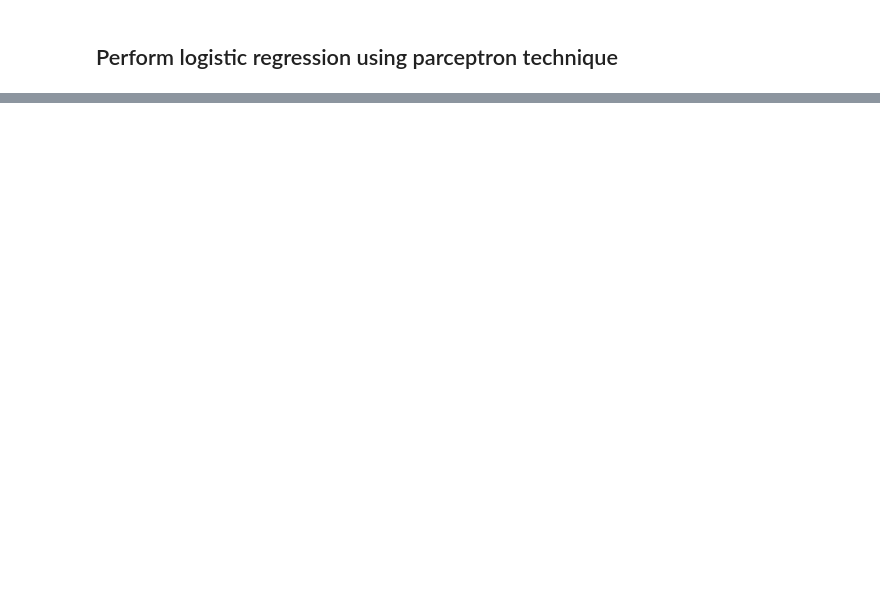
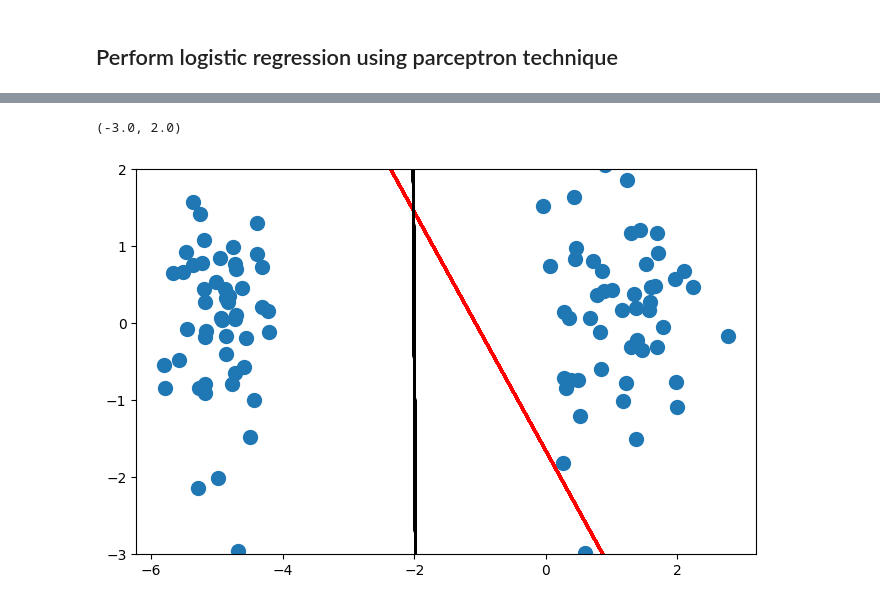
Before and after one commit to dilipsurawat/machine-learning-journey-, a Jupyter notebook: logistic_regresion_from_scretch.ipynb, the cells around one changed output, grey strips where cells are left out. Drawn from its saved outputs; the diff is of its cells as text; code cells hidden in the pictures; blank space fills up the shorter version.

```diff
--- a/logistic_regresion_from_scretch.ipynb
+++ b/logistic_regresion_from_scretch.ipynb
@@ -89,0 +106,8 @@ plt.ylim(-3,2)
+# %%
+# first we used sklearn logistic regression model built and drow line to check which is betteer performance
+
+from sklearn.linear_model import LogisticRegression
+
+lr = LogisticRegression()
+
+lr.fit(X,y)
@@ -89,0 +116,5 @@ plt.ylim(-3,2)
+# %%
+m = -(lr.coef_[0][0] / lr.coef_[0][1])
+m
+b = -(lr.intercept_ / lr.coef_[0][1])
+b
@@ -89,0 +123,5 @@ plt.ylim(-3,2)
+# %%
+x_inp = X
+x_inp
+
+y = m* x_input + b
@@ -89,0 +138,9 @@ plt.ylim(-3,2)
+# %%
+plt.figure(figsize=(8,5))
+plt.plot(x_input,y_input,color='red',linewidth=2)
+plt.plot(x_inp,y,color='black',linewidth=2)
+plt.scatter(X[:,0],X[:,1],cmap='winter',s=100)
+plt.ylim(-3,2)
+# %% [output]
+(-3.0, 2.0)
+[figure, added]
```
Also changed, not shown: parts of 17 cells of this notebook.
